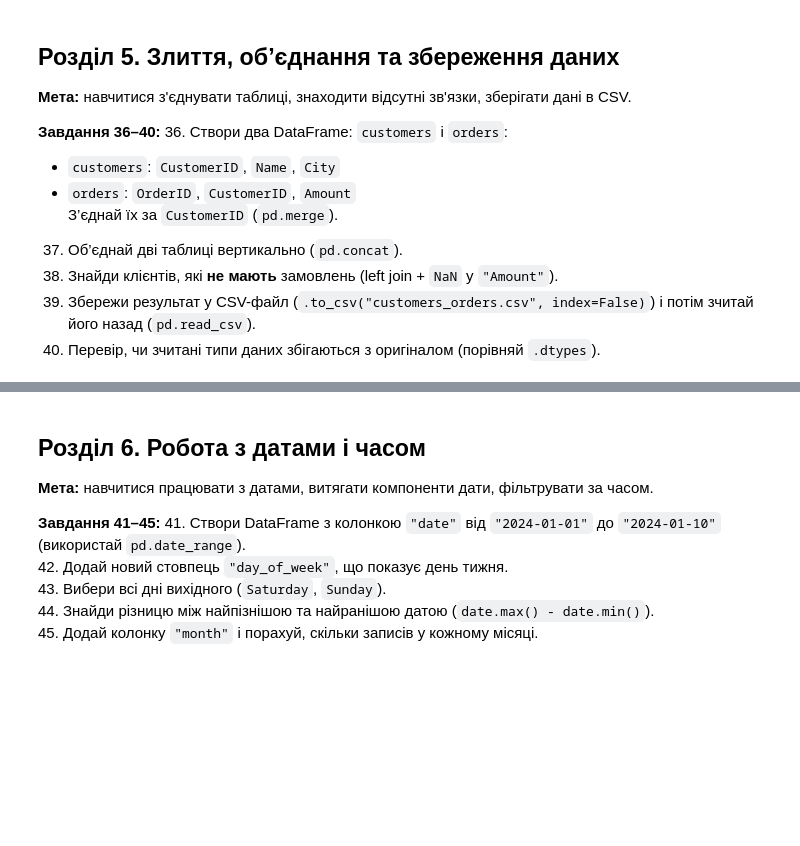
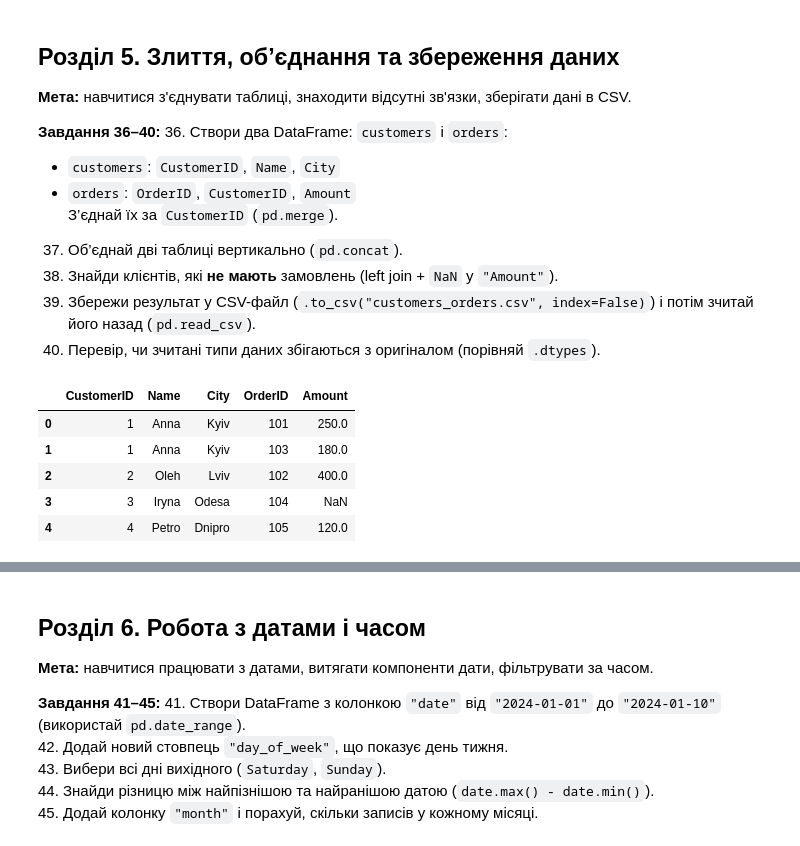
Before and after one commit to HalynaYaremenko/test-tasks-Python, a Jupyter notebook: pandas_matplotlib_practice.ipynb, the cells around one changed output, grey strips where cells are left out. Saved outputs shown, nothing was run; the diff lists cells and outputs as text; code cells hidden in the pictures; blank space fills up the shorter version.

```diff
--- a/pandas_matplotlib_practice.ipynb
+++ b/pandas_matplotlib_practice.ipynb
@@ -473,5 +566,32 @@ df_sales
 39. Збережи результат у CSV-файл (`.to_csv("customers_orders.csv", index=False)`) і потім зчитай його назад (`pd.read_csv`).
 40. Перевір, чи зчитані типи даних збігаються з оригіналом (порівняй `.dtypes`).
 # %%
-# Розв'язання для завдань 36–40
-# Твій код тут ↓
+# 36. Створи два DataFrame: `customers` і `orders`:
+#    - `customers`: `CustomerID`, `Name`, `City`
+#    - `orders`: `OrderID`, `CustomerID`, `Amount`
+#    З’єднай їх за `CustomerID` (`pd.merge`).
+
+customers = {
+    "CustomerID": [1, 2, 3, 4],
+    "Name": ["Anna", "Oleh", "Iryna", "Petro"],
+    "City": ["Kyiv", "Lviv", "Odesa", "Dnipro"]
+}
+
+orders = pd.DataFrame({
+    "OrderID": [101, 102, 103, 104, 105],
+    "CustomerID": [1, 2, 1, 3, 4],
+    "Amount": [250, 400, 180, np.nan, 120]
+})
+
+df_customers = pd.DataFrame(customers)
+df_orders = pd.DataFrame(orders)
+
+merged_df = pd.merge(df_customers, df_orders, on="CustomerID", how="left")
+merged_df
+# %% [output]
+|  | CustomerID | Name | City | OrderID | Amount |
+| 0 | 1 | Anna | Kyiv | 101 | 250.0 |
+| 1 | 1 | Anna | Kyiv | 103 | 180.0 |
+| 2 | 2 | Oleh | Lviv | 102 | 400.0 |
+| 3 | 3 | Iryna | Odesa | 104 | NaN |
+| 4 | 4 | Petro | Dnipro | 105 | 120.0 |
```
Also changed, not shown: parts of 13 cells of this notebook.
